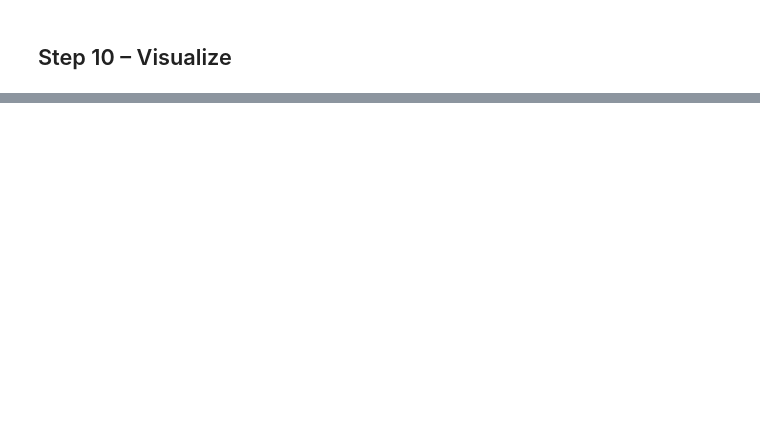
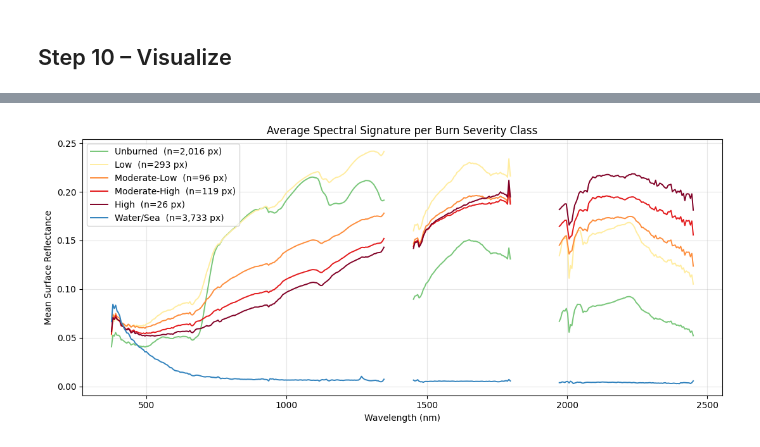
Before and after one commit to Tnecniv-Teikram/813-hyperspectral-hackathon, a Jupyter notebook: 04_climate_disasters_fire_flood.ipynb, the cells around one changed output, grey strips where cells are left out. Drawn from its saved outputs; the diff is of its cells as text; code cells hidden in the pictures; blank space fills up the shorter version.

```diff
--- a/04_climate_disasters_fire_flood.ipynb
+++ b/04_climate_disasters_fire_flood.ipynb
@@ -376,3 +442,46 @@ plt.grid(alpha=0.3); plt.tight_layout(); plt.show()
+# %%
+# For each burn-severity class, average the spectra of every pixel in that
+# class (reusing `good_idx`/`wls` from the cell above, which already exclude
+# the water-vapor troughs and the noisy SWIR-edge tail).
+#
+# `good_idx` skips the excluded bands, so plain plt.plot(wls, ...) would draw
+# a straight connecting line across those gaps. with_gaps() inserts a NaN
+# wherever good_idx jumps by more than 1, so the line actually breaks there.
+def with_gaps(band_idx, x, y):
+    x_out, y_out = [x[0]], [y[0]]
+    for k in range(1, len(band_idx)):
+        if band_idx[k] != band_idx[k - 1] + 1:
+            x_out.append((x[k - 1] + x[k]) / 2)
+            y_out.append(np.nan)
+        x_out.append(x[k]); y_out.append(y[k])
+    return x_out, y_out
+
+class_stride = 8
+class_names  = {1: "Unburned", 2: "Low", 3: "Moderate-Low", 4: "Moderate-High", 5: "High", 6: "Water/Sea"}
+class_colors = {1: "#78C679", 2: "#FFEDA0", 3: "#FD8D3C", 4: "#E31A1C", 5: "#800026", 6: "#3182BD"}
+severity_sampled = severity[::class_stride, ::class_stride]
+
+plt.figure(figsize=(11, 5))
+with h5py.File(local_path, "r") as f:
+    sr = f[f"{root}/surface_reflectance"]
+    cube = sr[good_idx, ::class_stride, ::class_stride].astype("float32")
+
+for cls_id, name in class_names.items():
+    cls_mask = severity_sampled == cls_id
+    n = int(cls_mask.sum())
+    if n == 0:
+        continue
+    cls_spec = cube[:, cls_mask]
+    cls_spec[cls_spec < 0] = np.nan
+    mean_spec_cls = np.nanmean(cls_spec, axis=1)
+    x_plot, y_plot = with_gaps(good_idx, wls, mean_spec_cls)
+    plt.plot(x_plot, y_plot, lw=1.4, color=class_colors[cls_id], label=f"{name}  (n={n:,} px)")
+
+plt.xlabel("Wavelength (nm)"); plt.ylabel("Mean Surface Reflectance")
+plt.title("Average Spectral Signature per Burn Severity Class")
+plt.legend(); plt.grid(alpha=0.3); plt.tight_layout(); plt.show()
+# %% [output]
+[figure, added]
 # %% [markdown]
 ---
 ## 🚀 Hackathon Challenge Ideas
```
Also changed, not shown: parts of 13 cells of this notebook, 6 other files.
